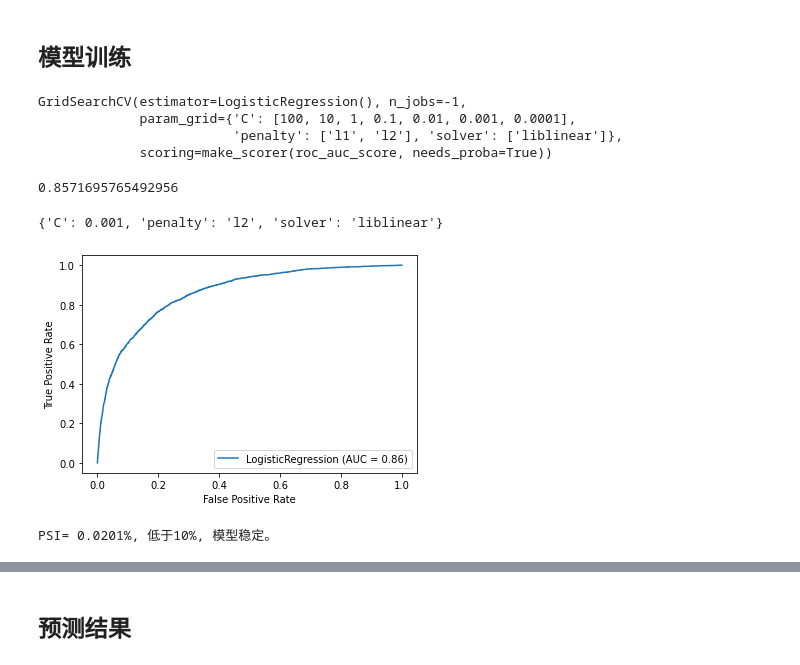
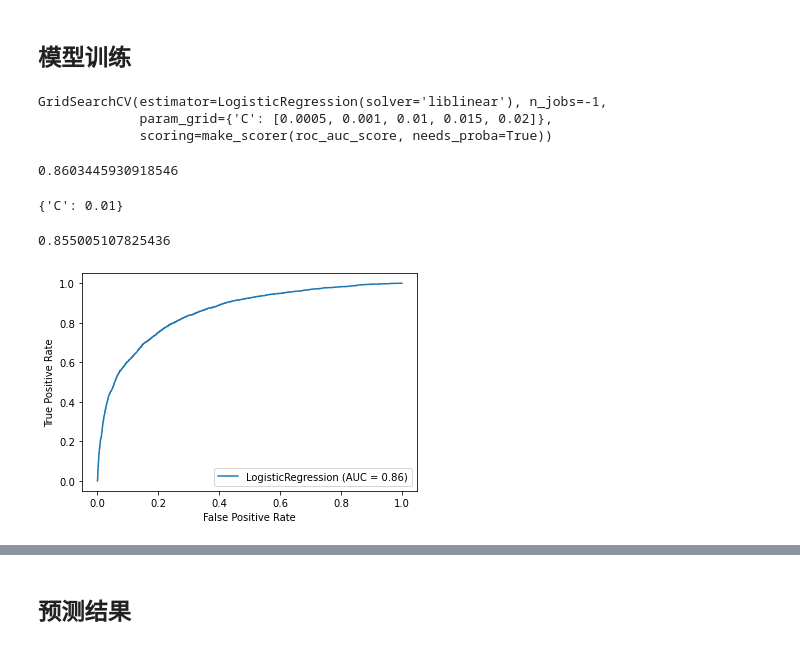
Before and after one commit to 123385918/Python-Science-Handbook, a Jupyter notebook: Kaggle--Give me some Credite.ipynb, the cells around one changed output, grey strips where cells are left out. Cells and saved outputs as stored; diff of their text form; code cells hidden in the pictures.

```diff
--- a/Kaggle--Give me some Credite.ipynb
+++ b/Kaggle--Give me some Credite.ipynb
@@ -599,27 +607,28 @@ from sklearn.metrics import make_scorer, roc_auc_score, roc_curve
 my_scorer = make_scorer(roc_auc_score,needs_proba=True)
 from sklearn.metrics import plot_roc_curve
 # %%
-ss = StandardScaler()
-X = ss.fit_transform(X)
+# ss = StandardScaler()
+# ss.fit(df_train.iloc[:,:-1])
+# X = ss.fit_transform(X)
 # X_test = ss.transform(X_test)
 # %%
-params = {'C':[100,10,1,.1,.01,.001,.0001],'penalty':['l1','l2'],'solver':['liblinear']}
-lr = LogisticRegression()
+params = {'C':[.0005,.001,.01,.015,.02]}
+lr = LogisticRegression(solver='liblinear')
 clf = GridSearchCV(lr,params,n_jobs=-1,scoring=my_scorer)
 clf.fit(X,y)
 # %% [output]
-GridSearchCV(estimator=LogisticRegression(), n_jobs=-1,
-             param_grid={'C': [100, 10, 1, 0.1, 0.01, 0.001, 0.0001],
-                         'penalty': ['l1', 'l2'], 'solver': ['liblinear']},
+GridSearchCV(estimator=LogisticRegression(solver='liblinear'), n_jobs=-1,
+             param_grid={'C': [0.0005, 0.001, 0.01, 0.015, 0.02]},
              scoring=make_scorer(roc_auc_score, needs_proba=True))
 # %%
 display(clf.best_score_, clf.best_params_)
 # %% [output]
-0.8571695765492956
+0.8603445930918546
-{'C': 0.001, 'penalty': 'l2', 'solver': 'liblinear'}
+{'C': 0.01}
 # %%
 ## 模型评估--auc
-X_test = ss.transform(df_test.iloc[:,:-1])
-_ = plot_roc_curve(clf.best_estimator_,X_test,df_test.target.values)
+_ = plot_roc_curve(clf.best_estimator_,df_test.iloc[:,:-1],df_test.target.values)
+roc_auc_score(df_test.target.values, clf.best_estimator_.predict_proba(df_test.iloc[:,:-1])[:,1])
 # %% [output]
+0.855005107825436
-[figure, old version]
+[figure, new version]
@@ -641,6 +634,0 @@ def PSI(model, X_train,X_test):
-# %%
-## data_test3是下面计算结果，这里提前用一下
-psi=PSI(clf.best_estimator_, ss.transform(df_train.iloc[:,:-1]), data_test3)*100
-print(f'PSI= {psi:.4f}%, 低于10%, 模型稳定。')
-# %% [output]
-PSI= 0.0201%, 低于10%, 模型稳定。
```
Also changed, not shown: parts of 38 cells of this notebook.
